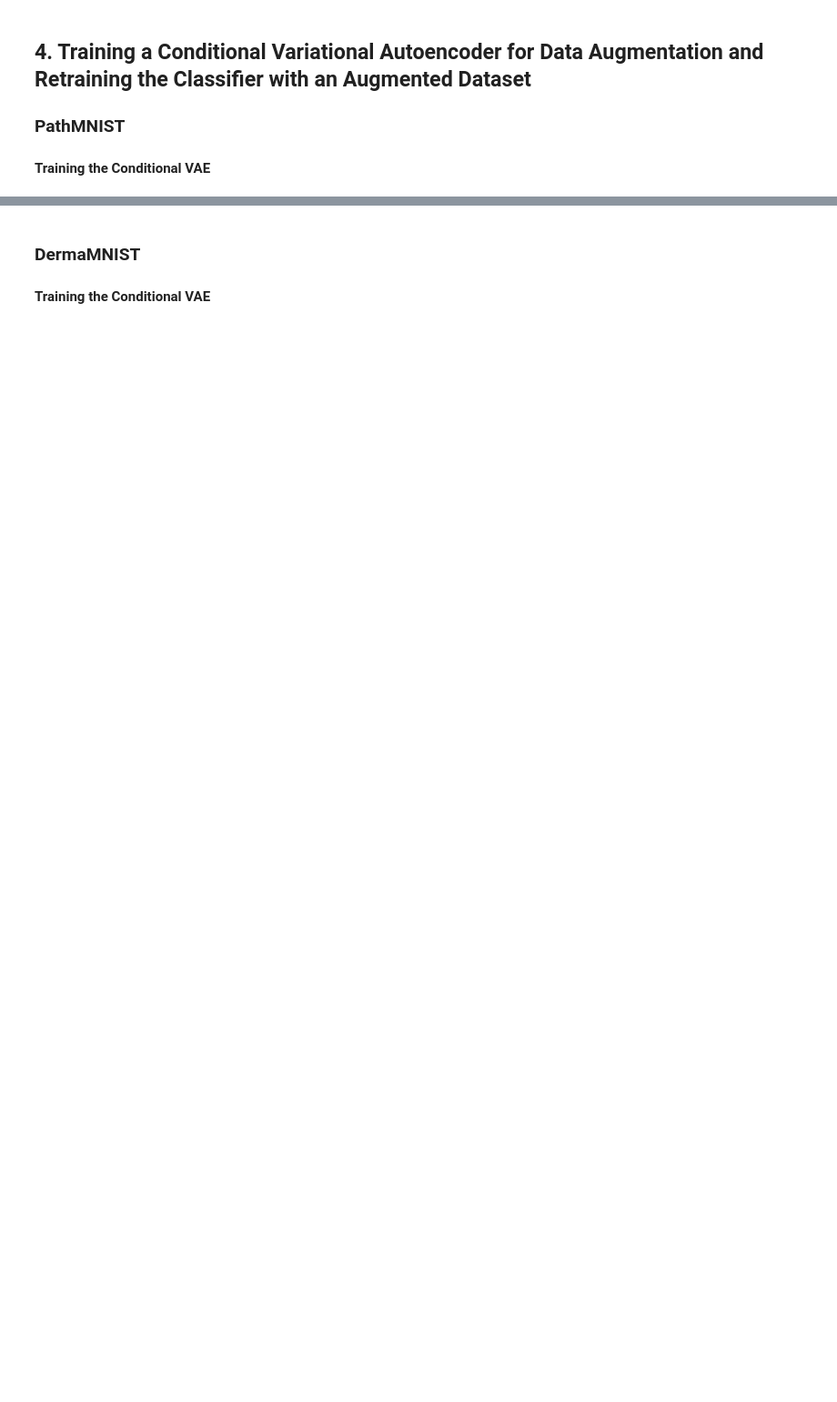
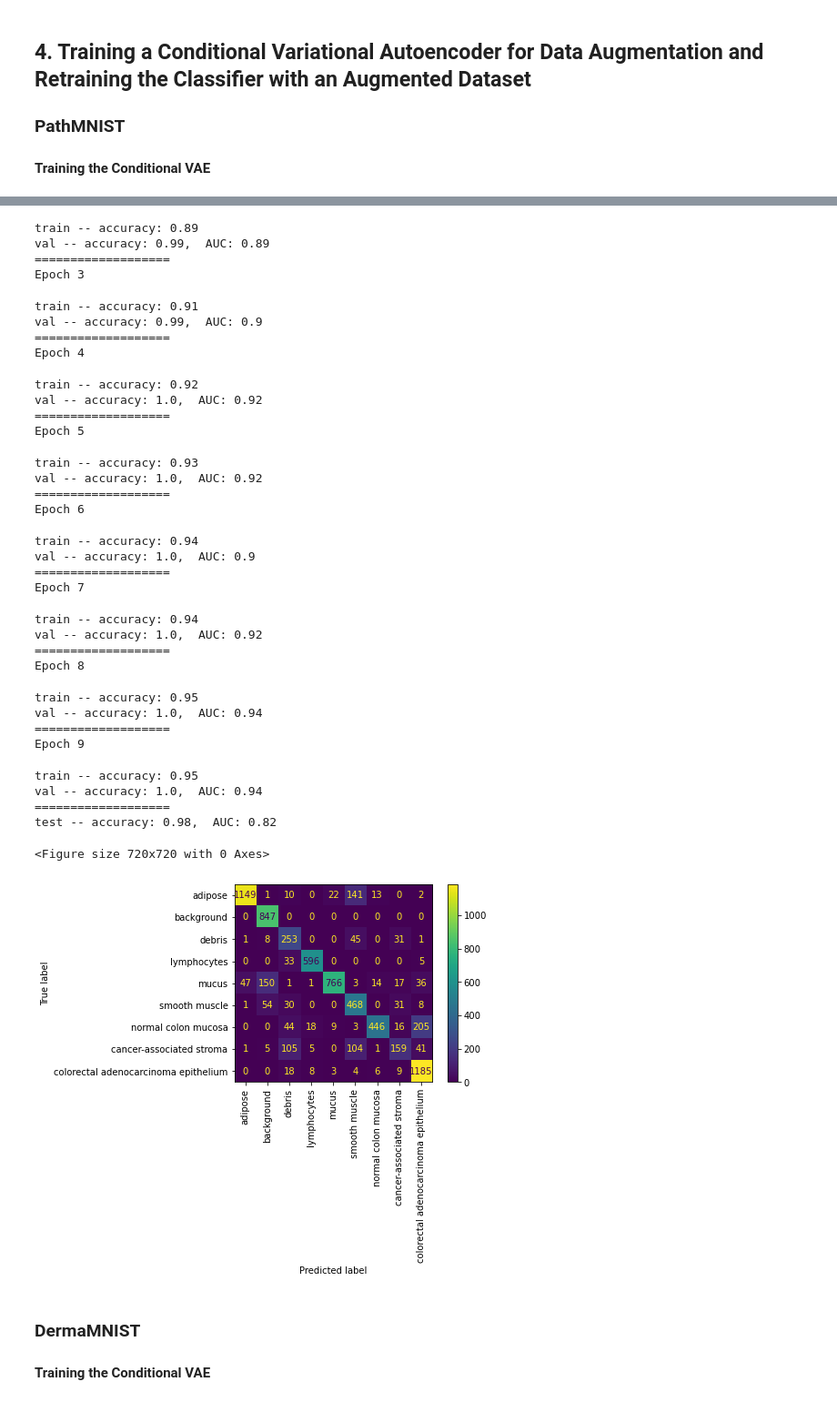
Before and after one commit to qlero/medical_data_augmentation, a Jupyter notebook: generative_models.ipynb, the cells around one changed output, grey strips where cells are left out. Shown at 91% size. Cells and saved outputs as stored; diff of their text form; code cells hidden in the pictures; blank space fills up the shorter version.

```diff
--- a/generative_models.ipynb
+++ b/generative_models.ipynb
@@ -152,0 +717,10 @@ model, training_losses, validation_losses, test_loss = run_encoder_pipeline(
+# %%
+# Creates a new data loader with the augmented data added to the already existing data
+# 5% generated data was added, with weights corresponding to the rarity of the class
+
+train_loader = generate_augmented_dataset(
+    n_channels, n_classes, latent_dims,
+    "trained_models/conditional_VAE/pathmnist/pathmnist_model_epoch107.pth",
+    pathmnist[0], 64, pathmnist[4], pathmnist[5], len(pathmnist[0])//20,
+    weighted_sampling=True
+)
@@ -152,0 +729,5 @@ model, training_losses, validation_losses, test_loss = run_encoder_pipeline(
+# %%
+# Runs the classifier again
+
+clf_pathmnist = run_classifier_pipeline("pathmnist", info_flags, train_loader)
+# %% [output]
@@ -153,3 +759,37 @@ model, training_losses, validation_losses, test_loss = run_encoder_pipeline(
+train -- accuracy: 0.89
+val -- accuracy: 0.99,  AUC: 0.89
+===================
+Epoch 3
+train -- accuracy: 0.91
+val -- accuracy: 0.99,  AUC: 0.9
+===================
+Epoch 4
+train -- accuracy: 0.92
+val -- accuracy: 1.0,  AUC: 0.92
+===================
+Epoch 5
+train -- accuracy: 0.93
+val -- accuracy: 1.0,  AUC: 0.92
+===================
+Epoch 6
+train -- accuracy: 0.94
+val -- accuracy: 1.0,  AUC: 0.9
+===================
+Epoch 7
+train -- accuracy: 0.94
+val -- accuracy: 1.0,  AUC: 0.92
+===================
+Epoch 8
+train -- accuracy: 0.95
+val -- accuracy: 1.0,  AUC: 0.94
+===================
+Epoch 9
+train -- accuracy: 0.95
+val -- accuracy: 1.0,  AUC: 0.94
+===================
+test -- accuracy: 0.98,  AUC: 0.82
+<Figure size 720x720 with 0 Axes>
+[figure, added]
 # %% [markdown]
 ### DermaMNIST
 
```
Also changed, not shown: parts of 98 cells of this notebook, 19 other files.
